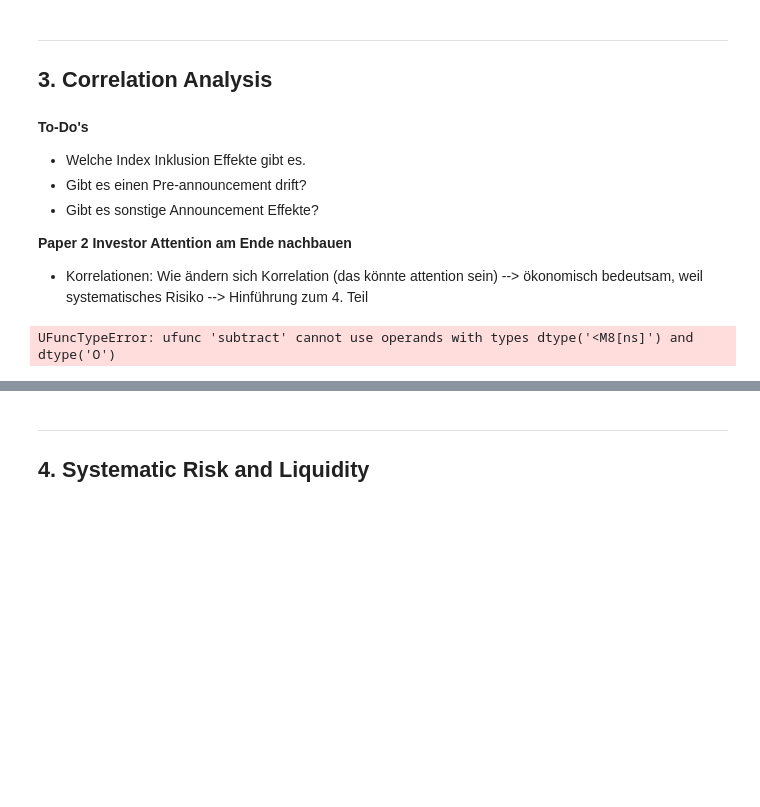
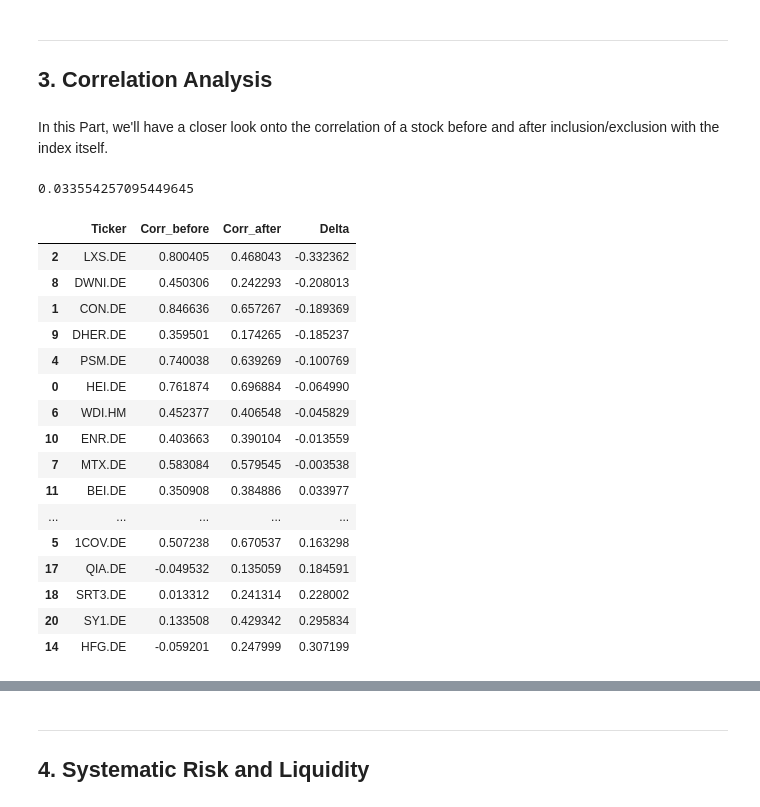
Before and after one commit to LarsWrede/GFSM, a Jupyter notebook: Index Revision and Stock Returns.ipynb, the cells around one changed output, grey strips where cells are left out. Saved outputs shown, nothing was run; the diff lists cells and outputs as text; code cells hidden in the pictures; blank space fills up the shorter version.

Commit message:
corr 3

```diff
--- a/Index Revision and Stock Returns.ipynb
+++ b/Index Revision and Stock Returns.ipynb
@@ -336,49 +336,56 @@ __Paper 1 EMH vs. PPH nachbauen__
 ___
 ## 3. Correlation Analysis <a class="anchor" id="6-bullet"></a>
 # %% [markdown]
-__To-Do's__
-* Welche Index Inklusion Effekte gibt es.
-* Gibt es einen Pre-announcement drift?
-* Gibt es sonstige Announcement Effekte?
-
-__Paper 2 Investor Attention am Ende nachbauen__
-* Korrelationen: Wie ändern sich Korrelation (das könnte attention sein) --> ökonomisch bedeutsam, weil systematisches Risiko --> Hinführung zum 4. Teil
+In this Part, we'll have a closer look onto the correlation of a stock before and after inclusion/exclusion with the index itself.
 # %%
 """ Calculating the change in correlation between each stock and the index itself before and after introduction to it.
 The Dates will be standardized (as of t = 0 is the inclusion day) to better visualize.
 The correlation will be calculated based on the last 10 days
 
 
 Time Horizon
 ----------
 Start: 2009-06-21
 End: 2022-03-01
 ----------
 
 
 """
 data = returns_daily_included
 dax = returns_daily['^GDAXI']
 
-corr_before_l = []
-corr_after_l = []
+df_list = []
 for s in DAX_included['Symbol']:
-    temp_date = DAX_included.loc[DAX_included['Symbol'] == s]['Aufgenommen'].values
-    temp_data_before = data[s].to_frame().loc[:temp_date]['Adj Close']
-    temp_data_after = data[s].to_frame().loc[temp_date:]['Adj Close']
-    temp_dax_before = dax.loc[temp_date  - datetime.timedelta(days=365):temp_date]
-    temp_dax_after = dax.loc[temp_date:temp_date  - datetime.timedelta(days=365)]
+    temp_date = DAX_included.loc[DAX_included['Symbol'] == s]['Aufgenommen'].values[0]
+    temp_data_before = data[s].to_frame().loc[temp_date - np.timedelta64(365,'D'):temp_date]['Adj Close']
+    temp_data_after = data[s].to_frame().loc[temp_date:temp_date + np.timedelta64(365,'D')]['Adj Close']
+    temp_dax_before = dax.loc[temp_date - np.timedelta64(365,'D'):temp_date]
+    temp_dax_after = dax.loc[temp_date:temp_date + np.timedelta64(365,'D')]
     corr_before = temp_data_before.corr(temp_dax_before)
-    corr_before_l.append(corr_before)
     corr_after = temp_data_after.corr(temp_dax_after)
-    corr_after_l.append(corr_after)
+    df_list.append({'Ticker': s, 'Corr_before': corr_before, 'Corr_after': corr_after})
 
-temp_dict = {
-    'Ticker': DAX_included['Symbol'],
-    'Corr_before': corr_before_l,
-    'Corr_after': corr_after_l
-}
+df = pd.DataFrame(df_list)
+df['Delta'] = df['Corr_after'] - df['Corr_before']
 
-pd.DataFrame(temp_dict.items())
+print(df['Delta'].mean())
+df.sort_values(by=['Delta'])
 # %% [output]
-UFuncTypeError: ufunc 'subtract' cannot use operands with types dtype('<M8[ns]') and dtype('O')
+0.033554257095449645
+|  | Ticker | Corr_before | Corr_after | Delta |
+| 2 | LXS.DE | 0.800405 | 0.468043 | -0.332362 |
+| 8 | DWNI.DE | 0.450306 | 0.242293 | -0.208013 |
+| 1 | CON.DE | 0.846636 | 0.657267 | -0.189369 |
+| 9 | DHER.DE | 0.359501 | 0.174265 | -0.185237 |
+| 4 | PSM.DE | 0.740038 | 0.639269 | -0.100769 |
+| 0 | HEI.DE | 0.761874 | 0.696884 | -0.064990 |
+| 6 | WDI.HM | 0.452377 | 0.406548 | -0.045829 |
+| 10 | ENR.DE | 0.403663 | 0.390104 | -0.013559 |
+| 7 | MTX.DE | 0.583084 | 0.579545 | -0.003538 |
+| 11 | BEI.DE | 0.350908 | 0.384886 | 0.033977 |
+| ... | ... | ... | ... | ... |
+| 5 | 1COV.DE | 0.507238 | 0.670537 | 0.163298 |
+| 17 | QIA.DE | -0.049532 | 0.135059 | 0.184591 |
+| 18 | SRT3.DE | 0.013312 | 0.241314 | 0.228002 |
+| 20 | SY1.DE | 0.133508 | 0.429342 | 0.295834 |
+| 14 | HFG.DE | -0.059201 | 0.247999 | 0.307199 |
```
Also changed, not shown: parts of 1 cell of this notebook.
